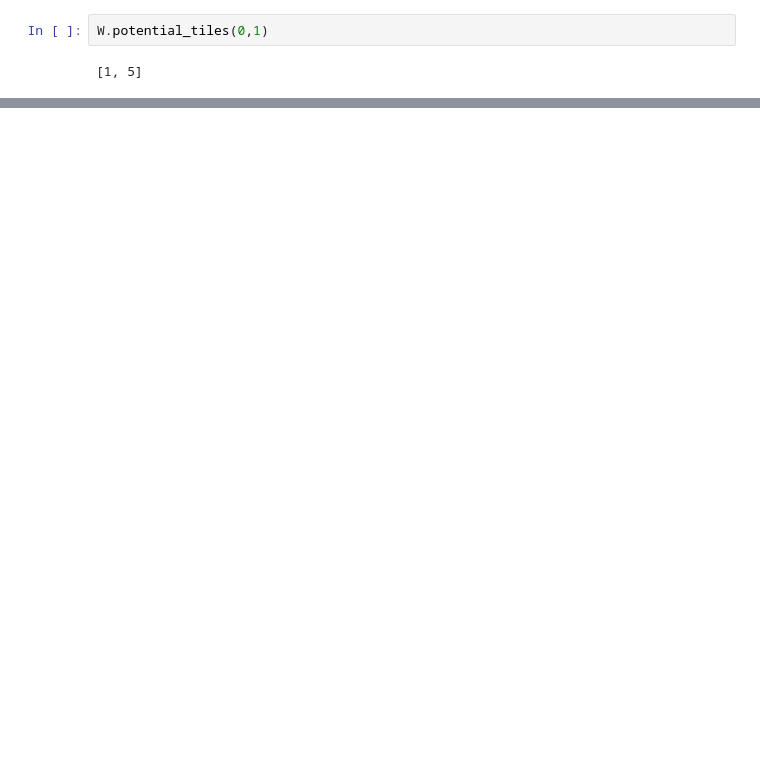
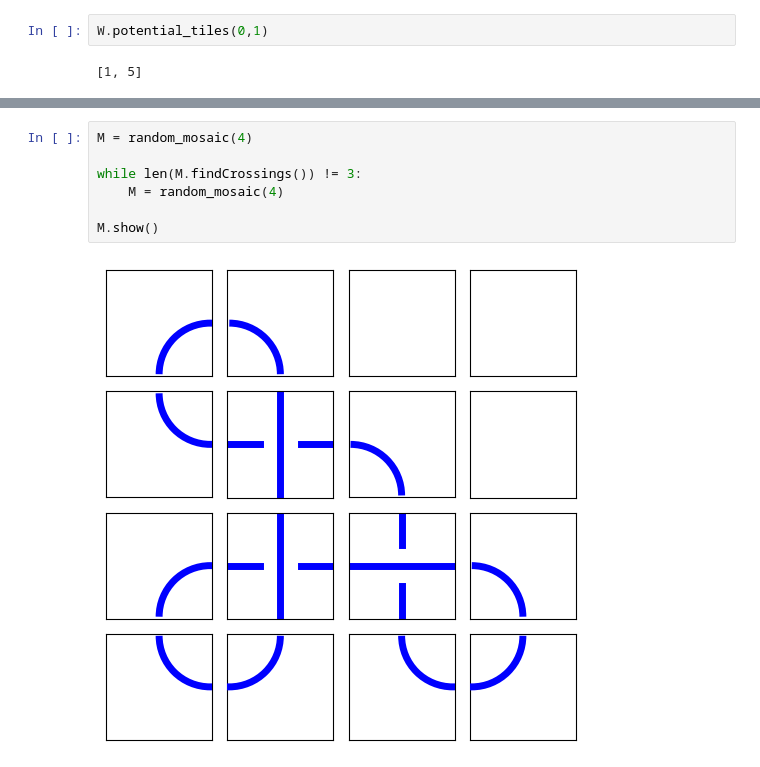
Before and after one commit to andrew-tawfeek/wild_knots, a Jupyter notebook: Random_Testing.ipynb, the cells around one changed output, grey strips where cells are left out. Cells and saved outputs as stored; diff of their text form; blank space fills up the shorter version.

```diff
--- a/Random_Testing.ipynb
+++ b/Random_Testing.ipynb
@@ -60,0 +53,9 @@ M[1,1] = 0; W = Mosaic(M); W.show(2)
+# %%
+M = random_mosaic(4)
+
+while len(M.findCrossings()) != 3:
+    M = random_mosaic(4)
+
+M.show()
+# %% [output]
+[figure, added]
```
Also changed, not shown: parts of 21 cells of this notebook, 1 other file.
